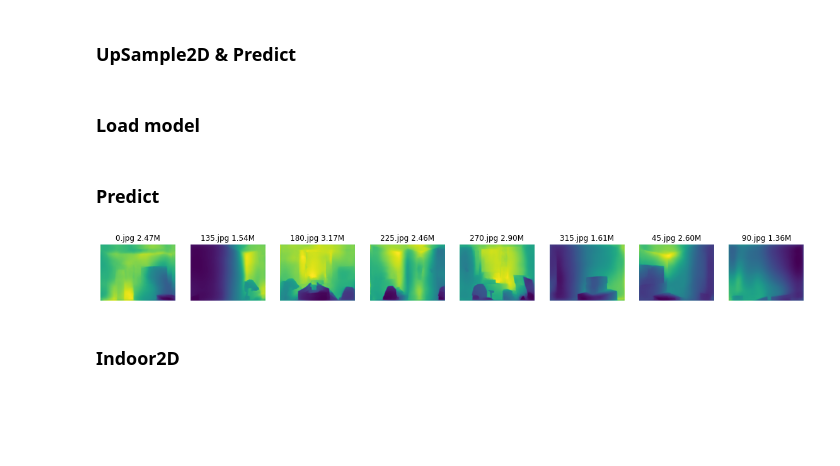
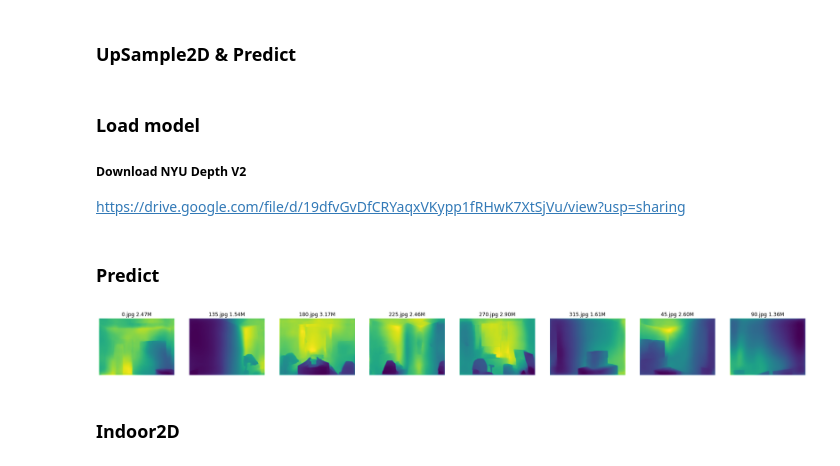
Before and after one commit to korenh/Reconstruction3D, a Jupyter notebook: main.ipynb, the cells around one changed output. Cells and saved outputs as stored; diff of their text form; code cells hidden in the pictures; blank space fills up the shorter version.

```diff
--- a/main.ipynb
+++ b/main.ipynb
@@ -49,23 +49,26 @@ def box_distance(d_img: np.ndarray)-> float:
     return np.mean(d_img[box_h:box_h+10, box_w:box_w+10])
 # %% [markdown]
 ### Load model
+
+##### Download NYU Depth V2
+https://drive.google.com/file/d/19dfvGvDfCRYaqxVKypp1fRHwK7XtSjVu/view?usp=sharing
 # %%
 model = load_model('./models/nyu.h5',custom_objects = {'BilinearUpSampling2D': UpSample2D, 'depth_loss_function': None}, compile=False)
 # %% [markdown]
 ### Predict
 # %%
-static = Path('./images/').glob('*.jpg')
-f = plt.figure(figsize=(20, 5))
+static = Path('./images/round1/').glob('*.jpg')
+f = plt.figure(figsize=(30, 5))
 res = []
 
 for idx, img in enumerate(static, start=1):
     o_img=np.array(Image.open(str(img)).resize((640,480)))
     d_img=predict(model, o_img)
     d_box=box_distance(d_img)
     res.append({'ang': int(img.name.split('.')[0]), 'dis':d_box})
     f.add_subplot(1, 8, idx), plt.axis('off'), plt.title('{} {}M'.format(img.name, '%.2f' % (d_box))), plt.imshow(d_img)
 # %% [output]
-[figure, old version]
+[figure, new version]
 # %% [markdown]
 ### Indoor2D
 # %%
```
Also changed, not shown: parts of 6 cells of this notebook.
